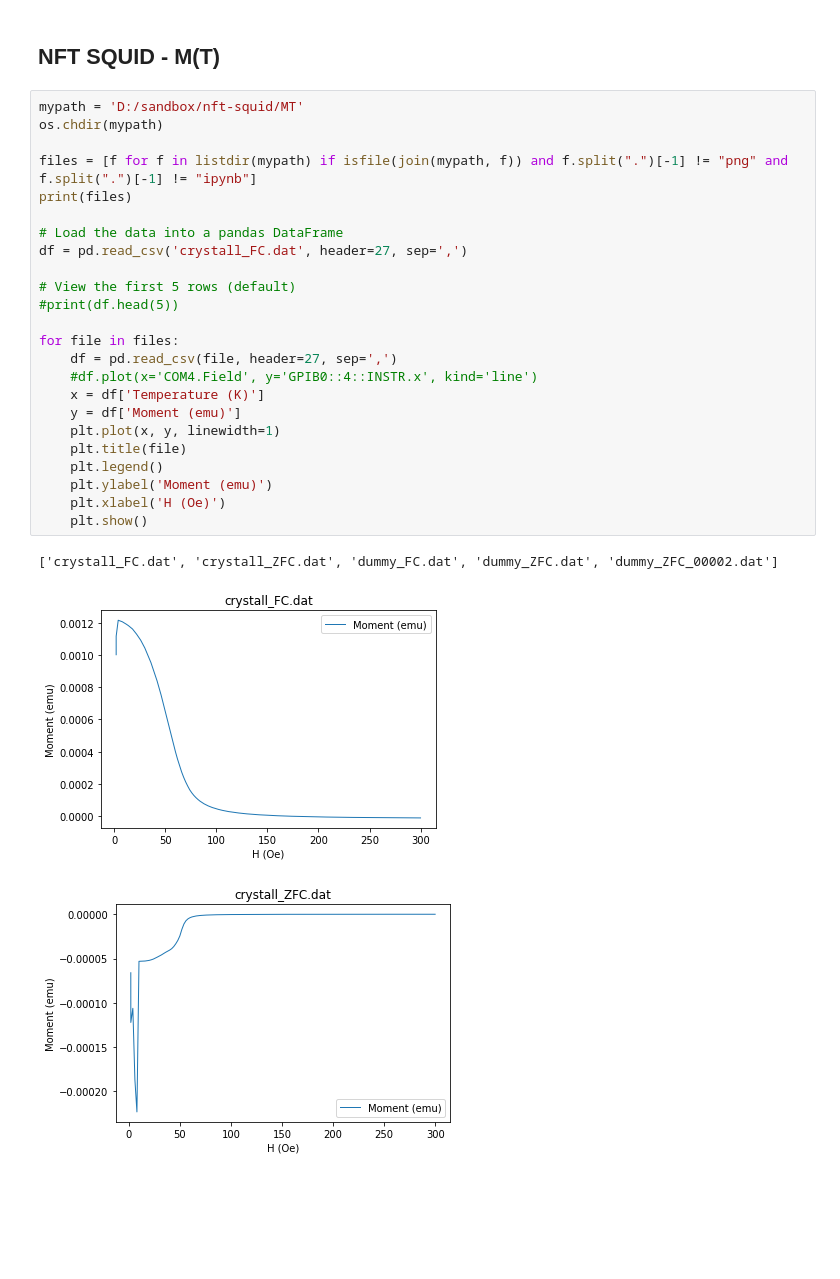
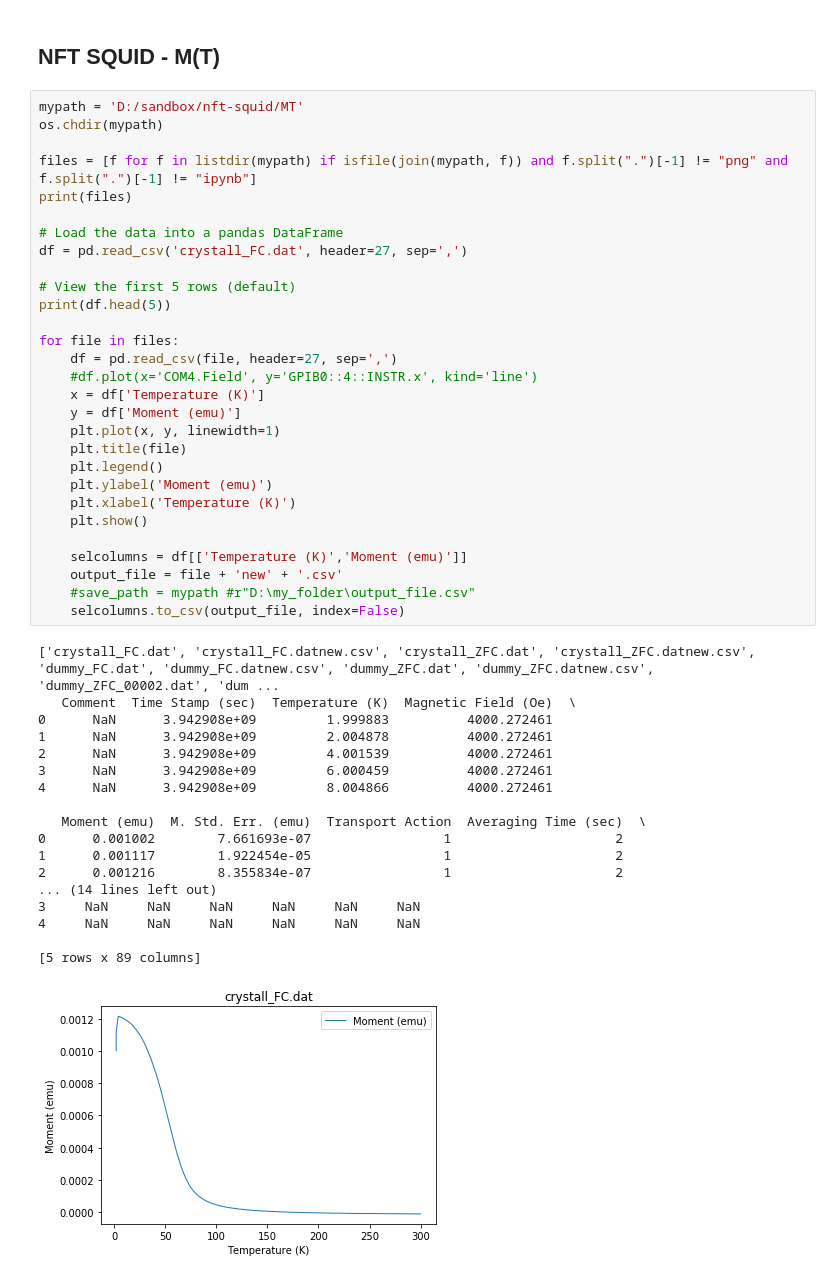
Before and after one commit to StrangerOne1/nft, a Jupyter notebook: nft_squid_mcd.ipynb, the cells around one changed output. Cells and saved outputs as stored; diff of their text form; blank space fills up the shorter version.

```diff
--- a/nft_squid_mcd.ipynb
+++ b/nft_squid_mcd.ipynb
@@ -45,28 +45,48 @@ for file in files:
 # %%
 mypath = 'D:/sandbox/nft-squid/MT'
 os.chdir(mypath)
 
 files = [f for f in listdir(mypath) if isfile(join(mypath, f)) and f.split(".")[-1] != "png" and f.split(".")[-1] != "ipynb"]
 print(files)
 
 # Load the data into a pandas DataFrame
 df = pd.read_csv('crystall_FC.dat', header=27, sep=',')
 
 # View the first 5 rows (default)
-#print(df.head(5))
+print(df.head(5))
 
 for file in files:
     df = pd.read_csv(file, header=27, sep=',')
     #df.plot(x='COM4.Field', y='GPIB0::4::INSTR.x', kind='line')
     x = df['Temperature (K)']
     y = df['Moment (emu)']
     plt.plot(x, y, linewidth=1)
     plt.title(file)
     plt.legend()
     plt.ylabel('Moment (emu)')
-    plt.xlabel('H (Oe)')
+    plt.xlabel('Temperature (K)')
     plt.show()
+
+    selcolumns = df[['Temperature (K)','Moment (emu)']]
+    output_file = file + 'new' + '.csv'
+    #save_path = mypath #r"D:\my_folder\output_file.csv"
+    selcolumns.to_csv(output_file, index=False)
 # %% [output]
-['crystall_FC.dat', 'crystall_ZFC.dat', 'dummy_FC.dat', 'dummy_ZFC.dat', 'dummy_ZFC_00002.dat']
+['crystall_FC.dat', 'crystall_FC.datnew.csv', 'crystall_ZFC.dat', 'crystall_ZFC.datnew.csv', 'dummy_FC.dat', 'dummy_FC.datnew.csv', 'dummy_ZFC.dat', 'dummy_ZFC.datnew.csv', 'dummy_ZFC_00002.dat', 'dum ...
+   Comment  Time Stamp (sec)  Temperature (K)  Magnetic Field (Oe)  \
+0      NaN      3.942908e+09         1.999883          4000.272461
+1      NaN      3.942908e+09         2.004878          4000.272461
+2      NaN      3.942908e+09         4.001539          4000.272461
+3      NaN      3.942908e+09         6.000459          4000.272461
+4      NaN      3.942908e+09         8.004866          4000.272461
+
+   Moment (emu)  M. Std. Err. (emu)  Transport Action  Averaging Time (sec)  \
+0      0.001002        7.661693e-07                 1                     2
+1      0.001117        1.922454e-05                 1                     2
+2      0.001216        8.355834e-07                 1                     2
+... (14 lines left out)
+3     NaN     NaN     NaN     NaN     NaN     NaN
+4     NaN     NaN     NaN     NaN     NaN     NaN
+
+[5 rows x 89 columns]
-[figure, old version]
+[figure, new version]
-[figure, removed]
```
Also changed, not shown: parts of 1 cell of this notebook.
